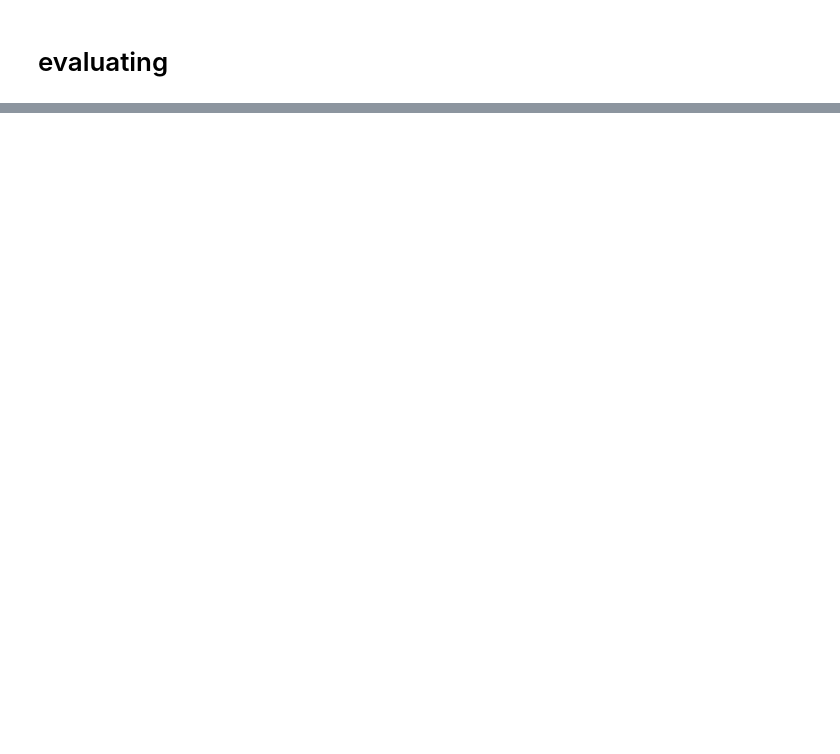
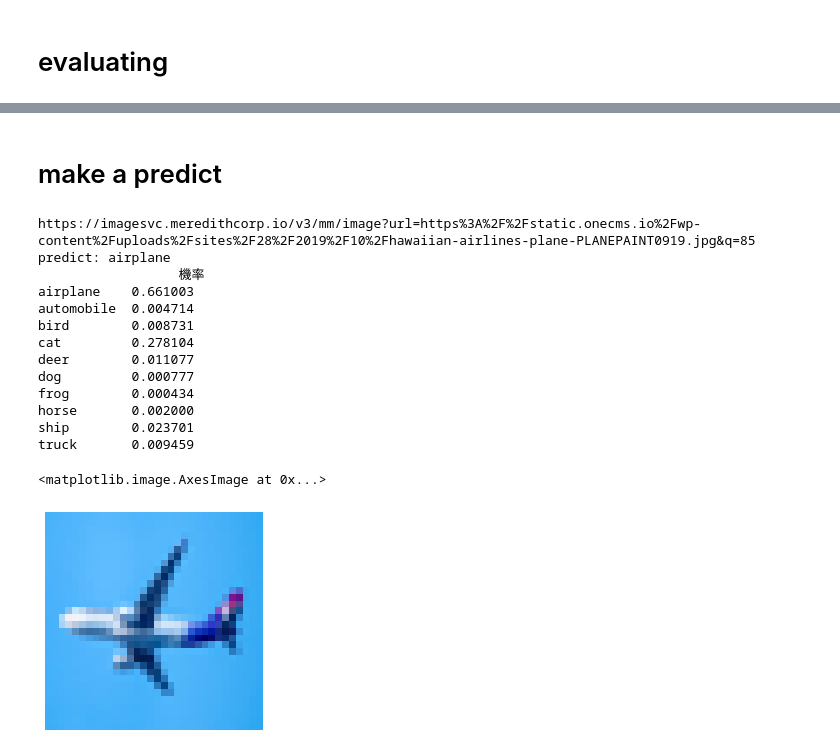
Before and after one commit to 405620294/iShape, a Jupyter notebook: nn/cnn_cifar10.ipynb, the cells around one changed output, grey strips where cells are left out. Saved outputs shown, nothing was run; the diff lists cells and outputs as text; code cells hidden in the pictures; blank space fills up the shorter version.

```diff
--- a/nn/cnn_cifar10.ipynb
+++ b/nn/cnn_cifar10.ipynb
@@ -199,0 +200,38 @@ for i in range(len(idx)):
+# %% [markdown]
+# make a predict
+# %%
+import requests
+from PIL import Image
+
+url = input()
+header = {
+      'Referer': 'https://www.google.com/',
+      'User-Agent': 'Mozilla/5.0 (Windows NT 10.0; Win64; x64) AppleWebKit/537.36 (KHTML, like Gecko) Chrome/92.0.4515.131 Safari/537.36'
+}
+
+reponse = requests.get(str(url), headers=header,  stream=True, verify=False)
+image_raw = Image.open(reponse.raw).resize((32,32)).convert('RGB')
+image = np.array(image)
+image = image.reshape(1, 32, 32, 3) / 255
+probability = np.round(model.predict(image)[0], 8)
+
+print('predict:', transform[model.predict_classes(image)[0]])
+print(pd.DataFrame(probability, index=transform, columns=['機率']))
+plt.axis('off')
+plt.imshow(image_raw)
+# %% [output]
+https://imagesvc.meredithcorp.io/v3/mm/image?url=https%3A%2F%2Fstatic.onecms.io%2Fwp-content%2Fuploads%2Fsites%2F28%2F2019%2F10%2Fhawaiian-airlines-plane-PLANEPAINT0919.jpg&q=85
+predict: airplane
+                  機率
+airplane    0.661003
+automobile  0.004714
+bird        0.008731
+cat         0.278104
+deer        0.011077
+dog         0.000777
+frog        0.000434
+horse       0.002000
+ship        0.023701
+truck       0.009459
+<matplotlib.image.AxesImage at 0x...>
+[figure, added]
```
Also changed, not shown: parts of 5 cells of this notebook.
